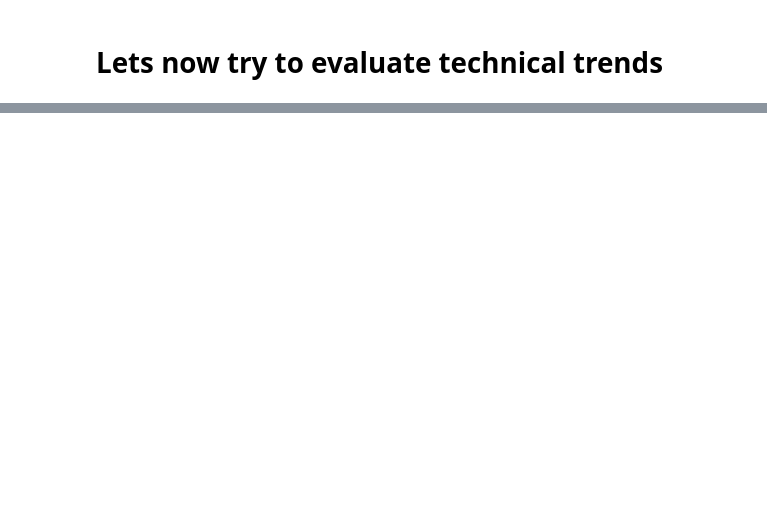
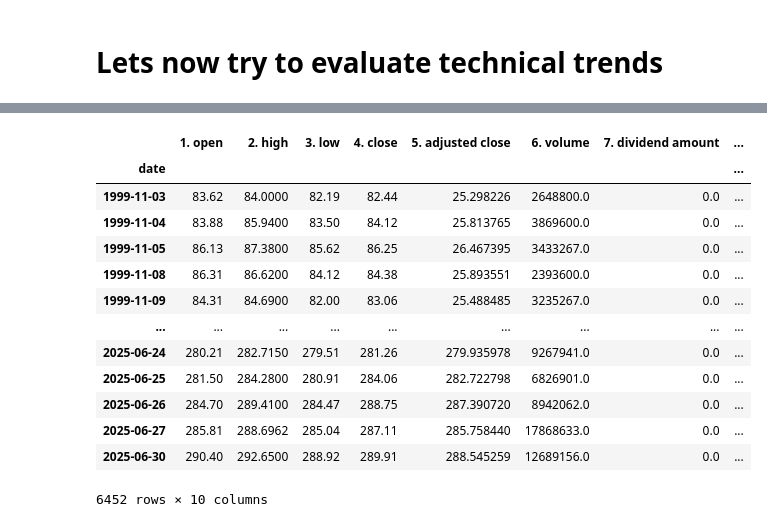
Before and after one commit to gprlearn/ucb_capstone, a Jupyter notebook: 1_main.ipynb, the cells around one changed output, grey strips where cells are left out. Saved outputs shown, nothing was run; the diff lists cells and outputs as text; code cells hidden in the pictures; blank space fills up the shorter version.

```diff
--- a/1_main.ipynb
+++ b/1_main.ipynb
@@ -3427,5 +3277,22 @@ Training period: 2023-08-02 to 2023-12-31
 # create train and test dataframes
 train_df = df[(df.index >= train_start) & (df.index <= train_end)]
 test_df = df[(df.index >= test_start) & (df.index <= test_end)]
+# %%
+df
+# %% [output]
+|  | 1. open | 2. high | 3. low | 4. close | 5. adjusted close | 6. volume | 7. dividend amount | ... |
+| date |  |  |  |  |  |  |  | ... |
+| 1999-11-03 | 83.62 | 84.0000 | 82.19 | 82.44 | 25.298226 | 2648800.0 | 0.0 | ... |
+| 1999-11-04 | 83.88 | 85.9400 | 83.50 | 84.12 | 25.813765 | 3869600.0 | 0.0 | ... |
+| 1999-11-05 | 86.13 | 87.3800 | 85.62 | 86.25 | 26.467395 | 3433267.0 | 0.0 | ... |
+| 1999-11-08 | 86.31 | 86.6200 | 84.12 | 84.38 | 25.893551 | 2393600.0 | 0.0 | ... |
+| 1999-11-09 | 84.31 | 84.6900 | 82.00 | 83.06 | 25.488485 | 3235267.0 | 0.0 | ... |
+| ... | ... | ... | ... | ... | ... | ... | ... | ... |
+| 2025-06-24 | 280.21 | 282.7150 | 279.51 | 281.26 | 279.935978 | 9267941.0 | 0.0 | ... |
+| 2025-06-25 | 281.50 | 284.2800 | 280.91 | 284.06 | 282.722798 | 6826901.0 | 0.0 | ... |
+| 2025-06-26 | 284.70 | 289.4100 | 284.47 | 288.75 | 287.390720 | 8942062.0 | 0.0 | ... |
+| 2025-06-27 | 285.81 | 288.6962 | 285.04 | 287.11 | 285.758440 | 17868633.0 | 0.0 | ... |
+| 2025-06-30 | 290.40 | 292.6500 | 288.92 | 289.91 | 288.545259 | 12689156.0 | 0.0 | ... |
+6452 rows × 10 columns
 # %%
 # plot the train and test dataframes
```
Also changed, not shown: parts of 15 cells of this notebook, 3 other files.
